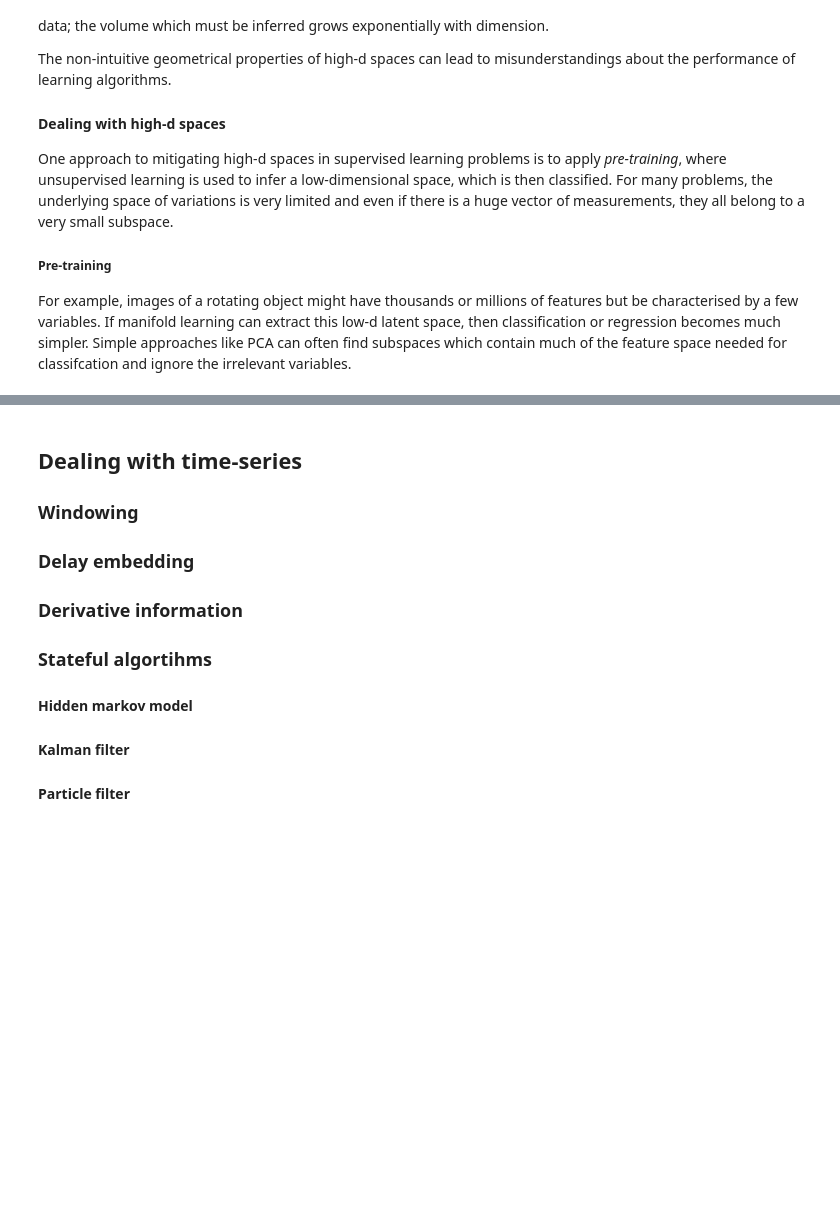
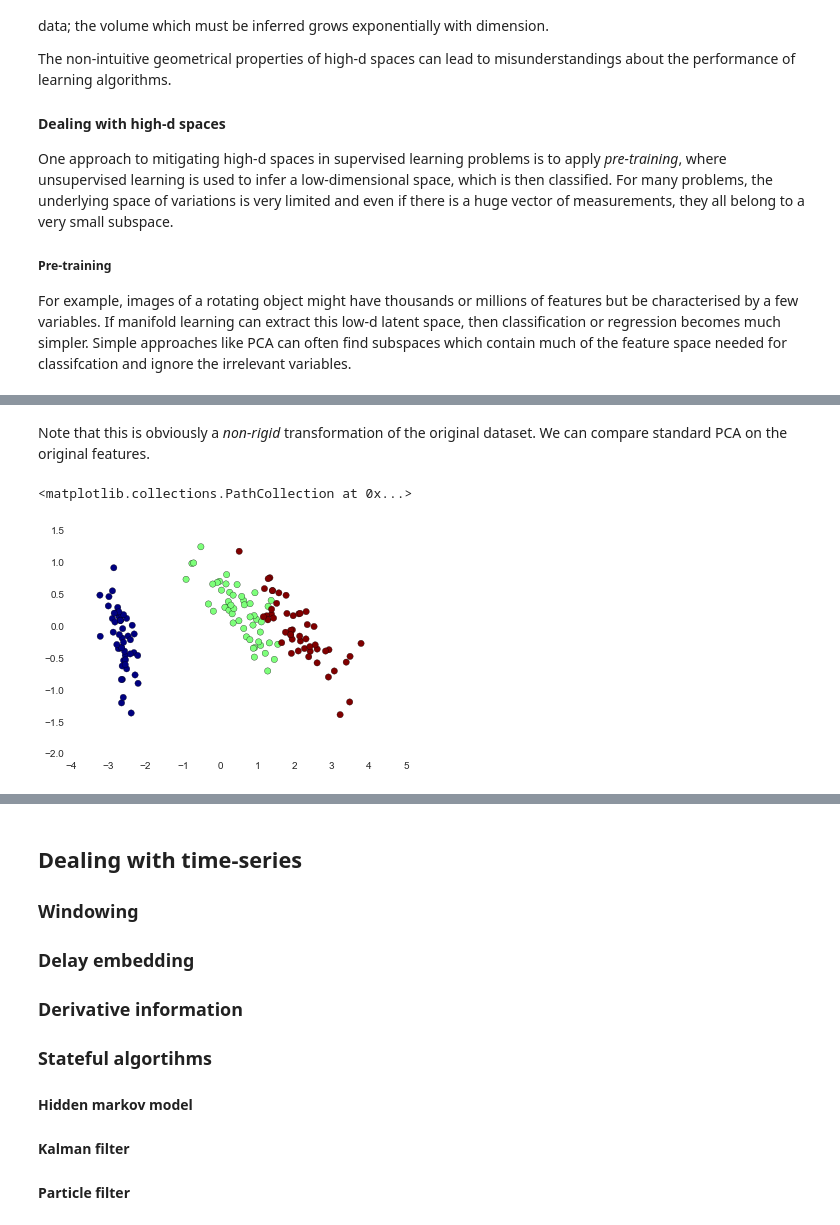
Before and after one commit to johnhw/summerschool2015, a Jupyter notebook: CrashCourse_Lecture2.ipynb, the cells around one changed output, grey strips where cells are left out. Saved outputs shown, nothing was run; the diff lists cells and outputs as text; code cells hidden in the pictures; blank space fills up the shorter version.

```diff
--- a/CrashCourse_Lecture2.ipynb
+++ b/CrashCourse_Lecture2.ipynb
@@ -649,0 +705,10 @@ print "Score (PCA): %f" % svm.score(low_d_test_features, sonar_test_labels)
+# %% [markdown]
+Note that this is obviously a *non-rigid* transformation of the original dataset. We can compare standard PCA on the original features.
+# %%
+pca = sklearn.decomposition.PCA(n_components=2)
+pca.fit(iris.data)
+pca_result = pca.transform(iris.data)
+plt.scatter(pca_result[:,0], pca_result[:,1], c=iris.target, cmap='jet', s=40)
+# %% [output]
+<matplotlib.collections.PathCollection at 0x...>
+[figure, added]
```
Also changed, not shown: parts of 8 cells of this notebook.
